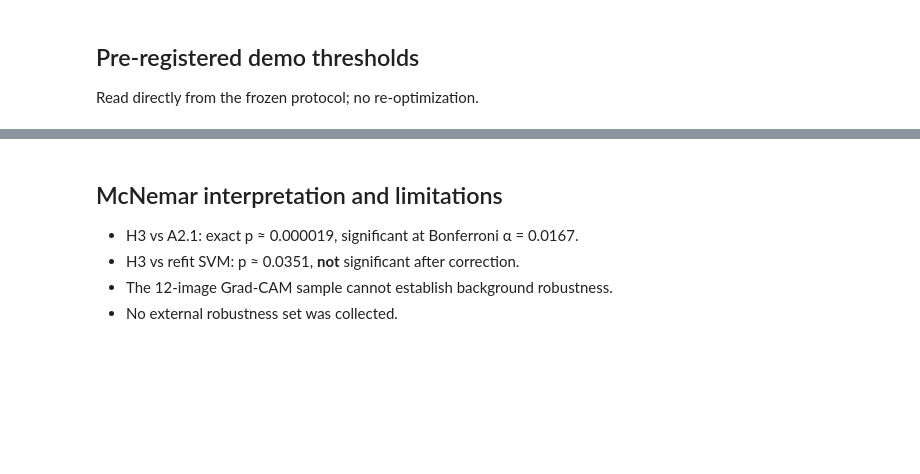
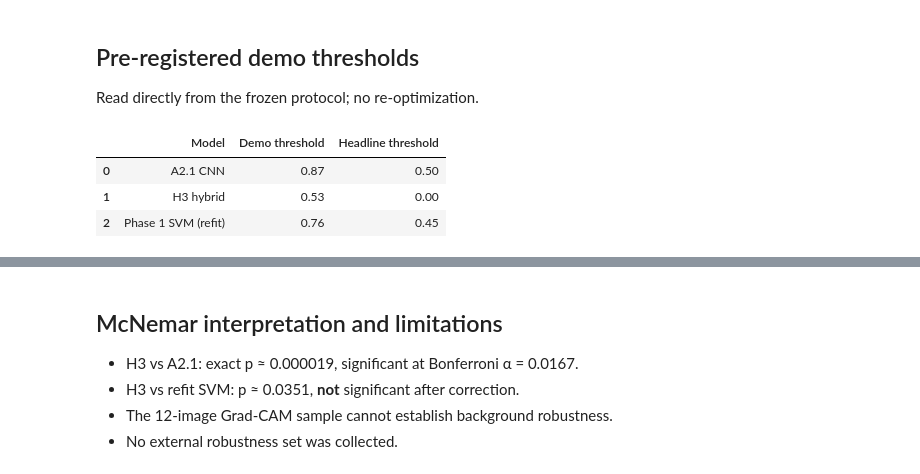
Before and after one commit to shourya2006/smart-waste-segregation, a Jupyter notebook: notebooks/phase2-summary.ipynb, the cells around one changed output, grey strips where cells are left out. Saved outputs shown, nothing was run; the diff lists cells and outputs as text; code cells hidden in the pictures; blank space fills up the shorter version.

```diff
--- a/notebooks/phase2-summary.ipynb
+++ b/notebooks/phase2-summary.ipynb
@@ -55,11 +64,17 @@ Read directly from the frozen protocol; no re-optimization.
 # %%
 thresholds = pd.DataFrame(
     [
         {
+            "Model": labels[key],
             "Demo threshold": item["demo_threshold"],
             "Headline threshold": item["headline_threshold"],
         }
         for key, item in protocol["models"].items()
     ]
 )
 display(thresholds)
+# %% [output]
+|  | Model | Demo threshold | Headline threshold |
+| 0 | A2.1 CNN | 0.87 | 0.50 |
+| 1 | H3 hybrid | 0.53 | 0.00 |
+| 2 | Phase 1 SVM (refit) | 0.76 | 0.45 |
```
Also changed, not shown: parts of 7 cells of this notebook, 7 other files.
